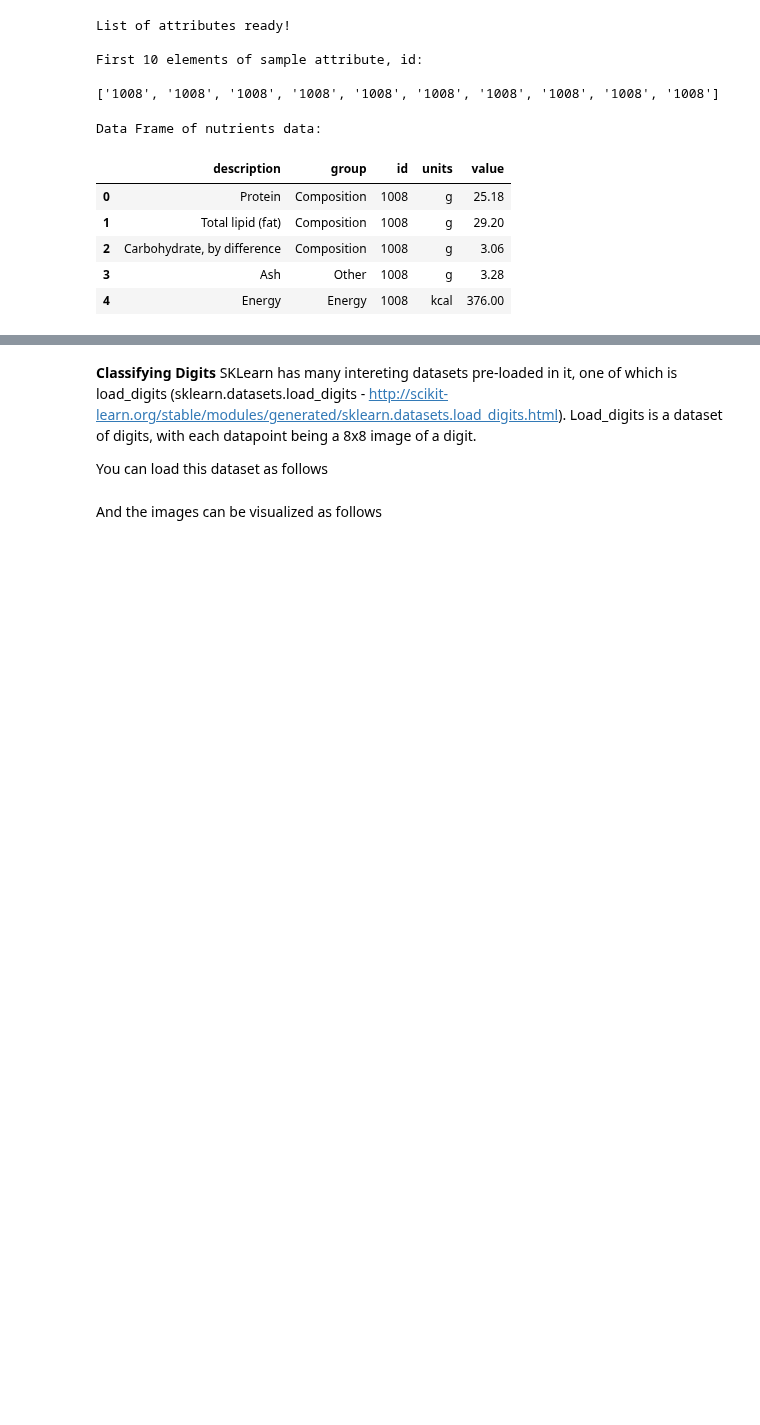
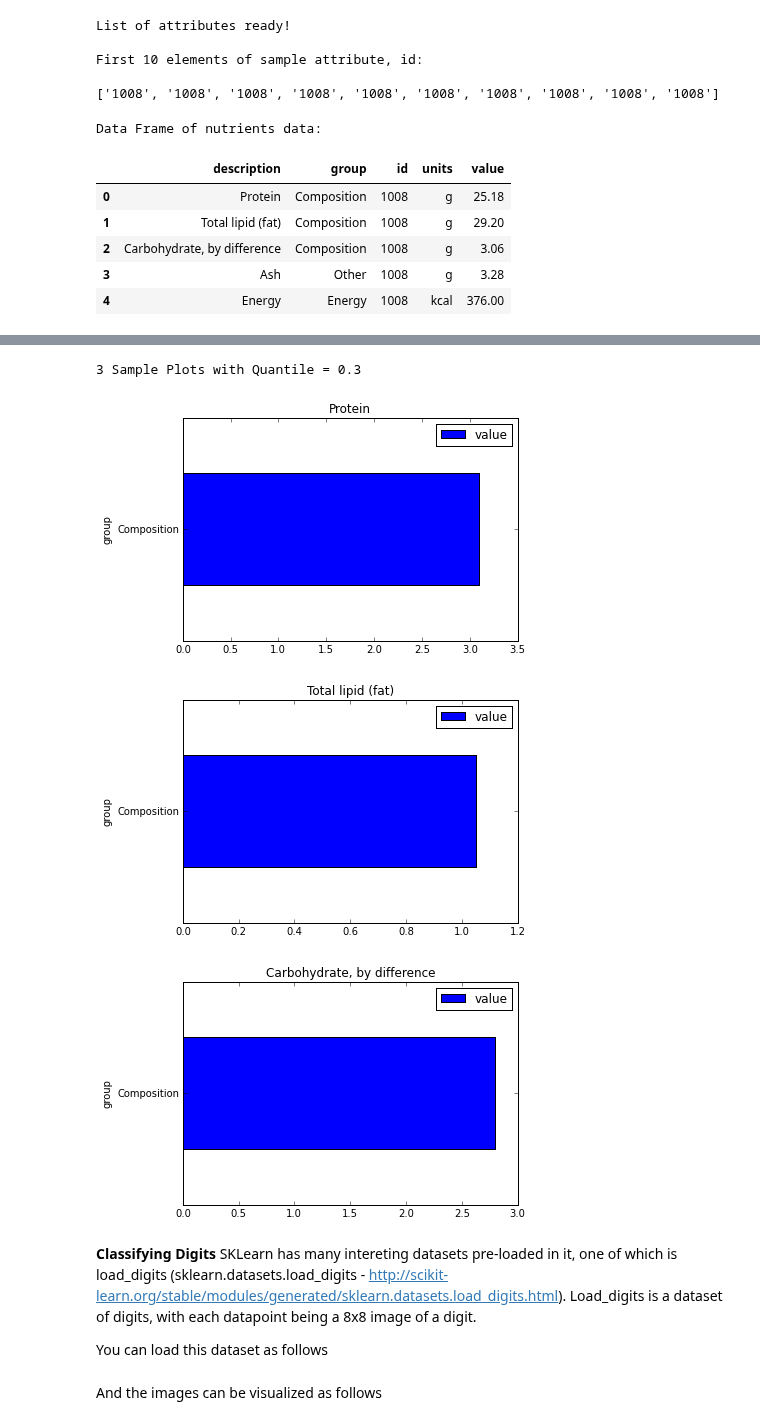
Before and after one commit to snazrul1/ssnazrul, a Jupyter notebook: DSE200/day_3_models_and_learning/03_Exercises.ipynb, the cells around one changed output, grey strips where cells are left out. Cells and saved outputs as stored; diff of their text form; code cells hidden in the pictures; blank space fills up the shorter version.

```diff
--- a/DSE200/day_3_models_and_learning/03_Exercises.ipynb
+++ b/DSE200/day_3_models_and_learning/03_Exercises.ipynb
@@ -335,3 +332,13 @@ Final Data Frame with max value of each nutrient:
+# %%
+print '\n3 Sample Plots with Quantile = 0.3'
+unique=nutrients['description'].unique()
+for i in unique[0:3]:
+    nutri_box(i,0.3)
+# %% [output]
+3 Sample Plots with Quantile = 0.3
+[figure, added]
+[figure, added]
+[figure, added]
 # %% [markdown]
 **Classifying Digits**
 SKLearn has many intereting datasets pre-loaded in it, one of which is load_digits (sklearn.datasets.load_digits - http://scikit-learn.org/stable/modules/generated/sklearn.datasets.load_digits.html). Load_digits is a dataset of digits, with each datapoint being a 8x8 image of a digit.
```
Also changed, not shown: parts of 3 cells of this notebook.
